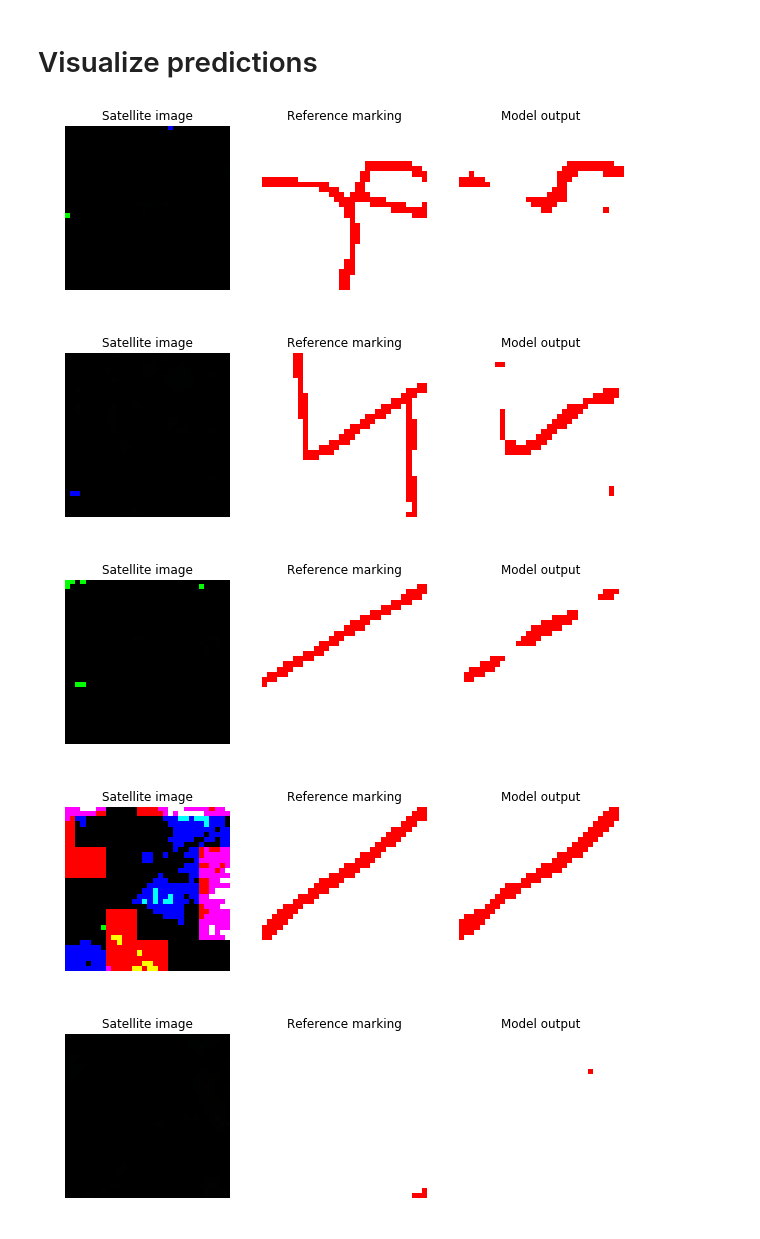
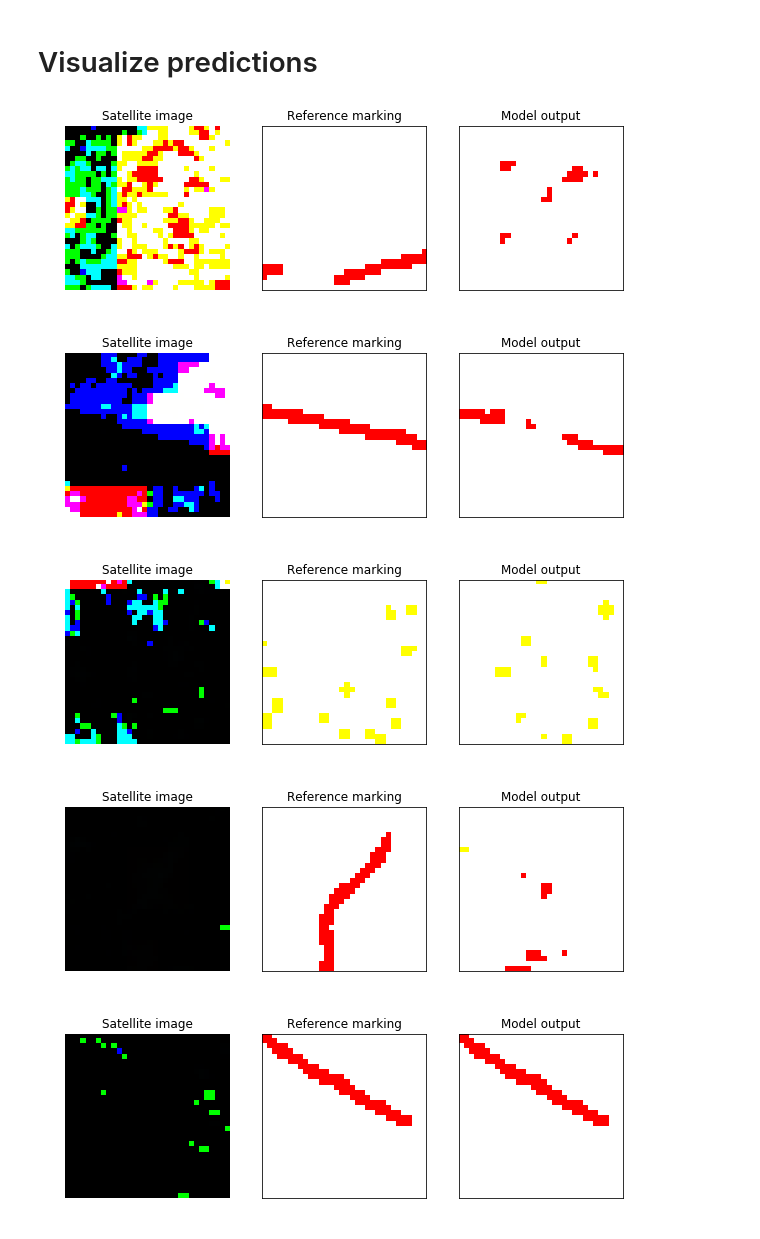
Before and after one commit to openafro/model, a Jupyter notebook: Playground.ipynb, the cells around one changed output. Cells and saved outputs as stored; diff of their text form; code cells hidden in the pictures.

Commit message:
Evaluate model on validation set with various metrics

```diff
--- a/Playground.ipynb
+++ b/Playground.ipynb
@@ -73,16 +101,15 @@ while EXAMPLES > 0:
 # %%
 model = conv_relu(d.input_bands, 3, n_filters=64, kernel_size=5, layers=6)
 # %%
-lrs = 10**np.random.uniform(-5, -2, 10)
+EPOCHS = 50
+lrs = [0.0011157142695375642] # 10**np.random.uniform(-5, -2, 10)
 
 points = []
 
 for lr in lrs:
-    loss_history, examples = train(model, d.train, lr, epochs=15, dtype=torch.float32, batch_size=32, verbose=False)
+    loss_history, train_history, val_history, examples = train_model(model, d.train, d.val, lr, epochs=EPOCHS, dtype=torch.float32, batch_size=32, verbose=True)
     points.append((lr, loss_history[-1]))
     print("lr =", lr, "loss =", loss_history[-1])
-    plt.title(f"Training loss (lr = {lr}, final loss: {loss_history[-1]})")
-    plt.ylim([0, 1])
-    plt.plot(loss_history);
-    plt.show()
+
+    plot_history(loss_history, train_history, val_history, lr)
 # %% [output]
@@ -112,31 +150,34 @@ plt.plot(loss_history);
 # %% [markdown]
 # Visualize predictions
 # %%
-EXAMPLES = 16
-random_examples = False
+use_validation_set = True
+EXAMPLES = 10
+
+ds = d.val if use_validation_set else d.train
 
 model.eval()
 
-while EXAMPLES > 0:
-    if random_examples:
-        idx = np.random.randint(0, len(d.train))
-    else:
-        idx = examples[EXAMPLES - 1]
-    (x, y) = d.train[idx]
+with torch.no_grad():
+    while EXAMPLES > 0:
+        if use_validation_set:
+            idx = np.random.randint(0, len(ds))
+        else:
+            idx = examples[EXAMPLES - 1]
 
-    if (np.array(y) == 1).sum() == 0:
-        continue
+        (x, y) = ds[idx]
 
-    x = torch.Tensor(x.reshape(1, x.shape[0], x.shape[1], x.shape[2])).to(device=DEFAULT_DEVICE, copy=True, non_blocking=False)
+        if (np.array(y) != 0).sum() == 0:
+            continue
 
-    prediction = to_numpy(model(x).cpu())[0]
-    prediction = prediction.argmax(axis=0)
+        x = torch.Tensor(x.reshape(1, x.shape[0], x.shape[1], x.shape[2])).to(device=DEFAULT_DEVICE)
 
-    show_example(x[0].cpu(), y, prediction)
-    EXAMPLES -= 1
+        prediction = to_numpy(model(x).cpu())[0].argmax(axis=0)
+
+        show_example(x[0].cpu(), y, prediction)
+        EXAMPLES -= 1
 # %% [output]
-[figure, old version]
+[figure, new version]
-[figure, old version]
+[figure, new version]
-[figure, old version]
+[figure, new version]
-[figure, old version]
+[figure, new version]
-[figure, old version]
+[figure, new version]
```
Also changed, not shown: parts of 9 cells of this notebook, 1 other file.
